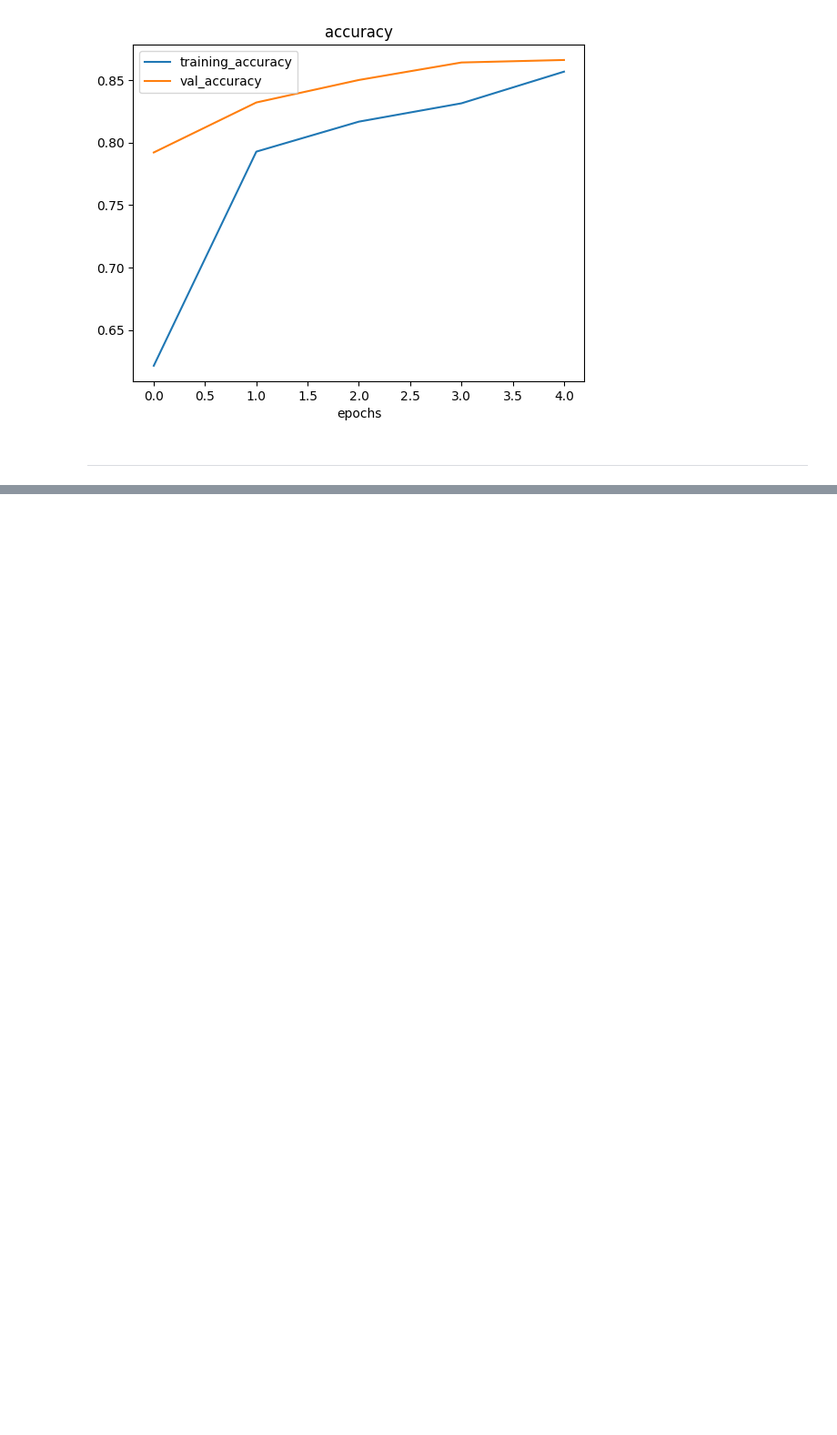
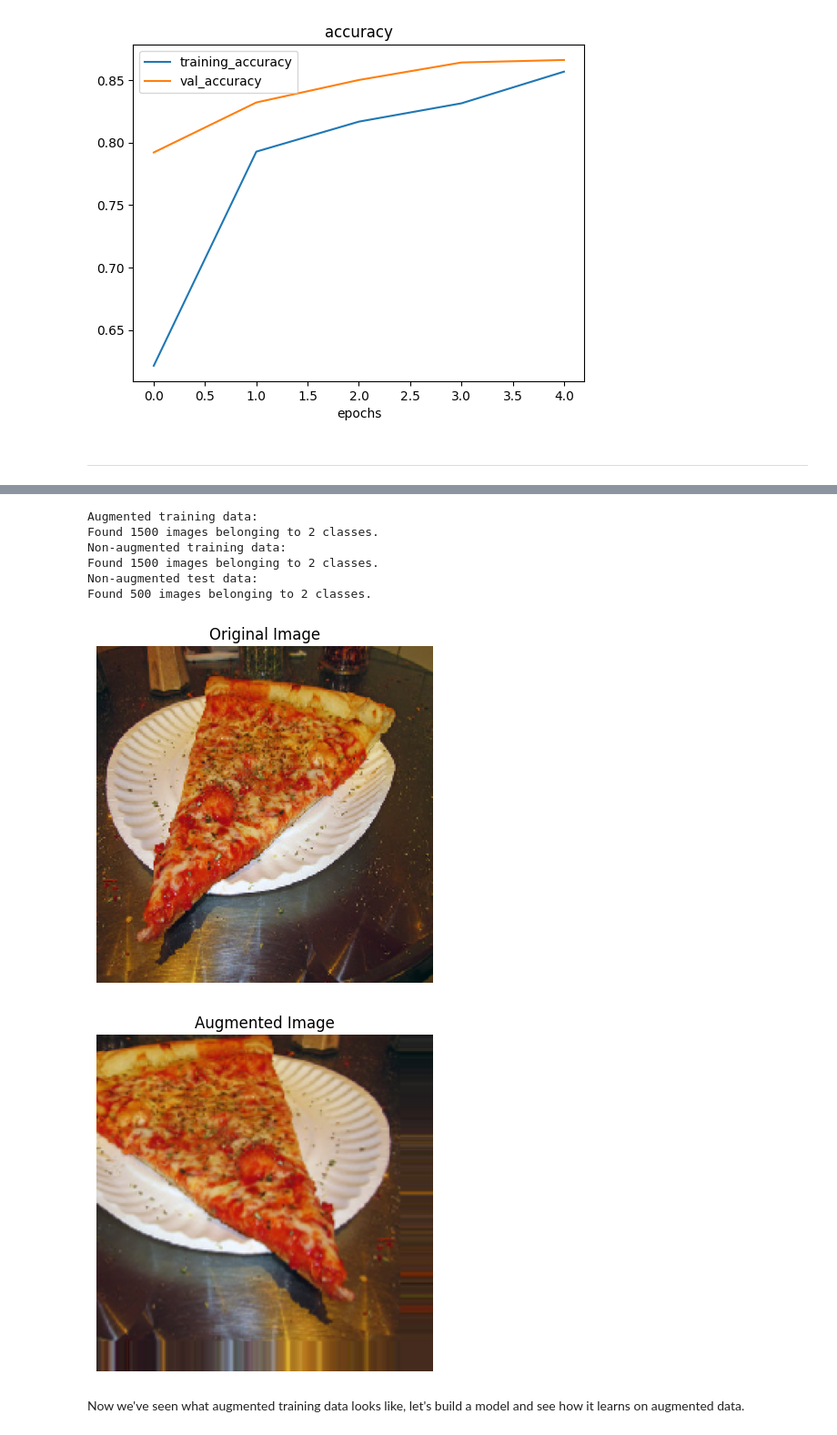
Before and after one commit to ThantSinTun009/Learn_Neural_Networks, a Jupyter notebook: Tensorflow/03_cnn_tf.ipynb, the cells around one changed output, grey strips where cells are left out. Shown at 91% size. Saved outputs shown, nothing was run; the diff lists cells and outputs as text; code cells hidden in the pictures; blank space fills up the shorter version.

```diff
--- a/Tensorflow/03_cnn_tf.ipynb
+++ b/Tensorflow/03_cnn_tf.ipynb
@@ -783,0 +813,49 @@ plot_loss_curves(history_5)
+# %%
+# Import data and augment it from training directory
+print("Augmented training data:")
+train_data_augmented = train_datagen_augmented.flow_from_directory(train_dir,
+                                                                   target_size=(224, 224),
+                                                                   batch_size=32,
+                                                                   class_mode="binary",
+                                                                   shuffle=False) # for demonstration purposes only
+
+# Create non-augmented train data batches
+print("Non-augmented training data:")
+train_data = train_datagen.flow_from_directory(train_dir,
+                                               target_size=(224, 224),
+                                               batch_size=32,
+                                               class_mode="binary",
+                                               shuffle=False)
+
+IMG_SIZE = (224, 224)
+# Create non-augmented test data batches
+print("Non-augmented test data:")
+test_data = test_datagen.flow_from_directory(test_dir,
+                                             target_size=IMG_SIZE,
+                                             batch_size=32,
+                                             class_mode="binary")
+# %% [output]
+Augmented training data:
+Found 1500 images belonging to 2 classes.
+Non-augmented training data:
+Found 1500 images belonging to 2 classes.
+Non-augmented test data:
+Found 500 images belonging to 2 classes.
+# %%
+# Get sample data batches
+images, labels = next(train_data)
+augmented_images, augmented_labels = next(train_data_augmented) # note: labels aren't augmented... only data (images)
+
+
+plt.imshow(images[9])
+plt.title('Original Image')
+plt.axis(False)
+plt.figure()
+plt.imshow(augmented_images[9])
+plt.title('Augmented Image')
+plt.axis(False);
+# %% [output]
+[figure, added]
+[figure, added]
+# %% [markdown]
+Now we've seen what augmented training data looks like, let's build a model and see how it learns on augmented data.
```
Also changed, not shown: parts of 21 cells of this notebook.
